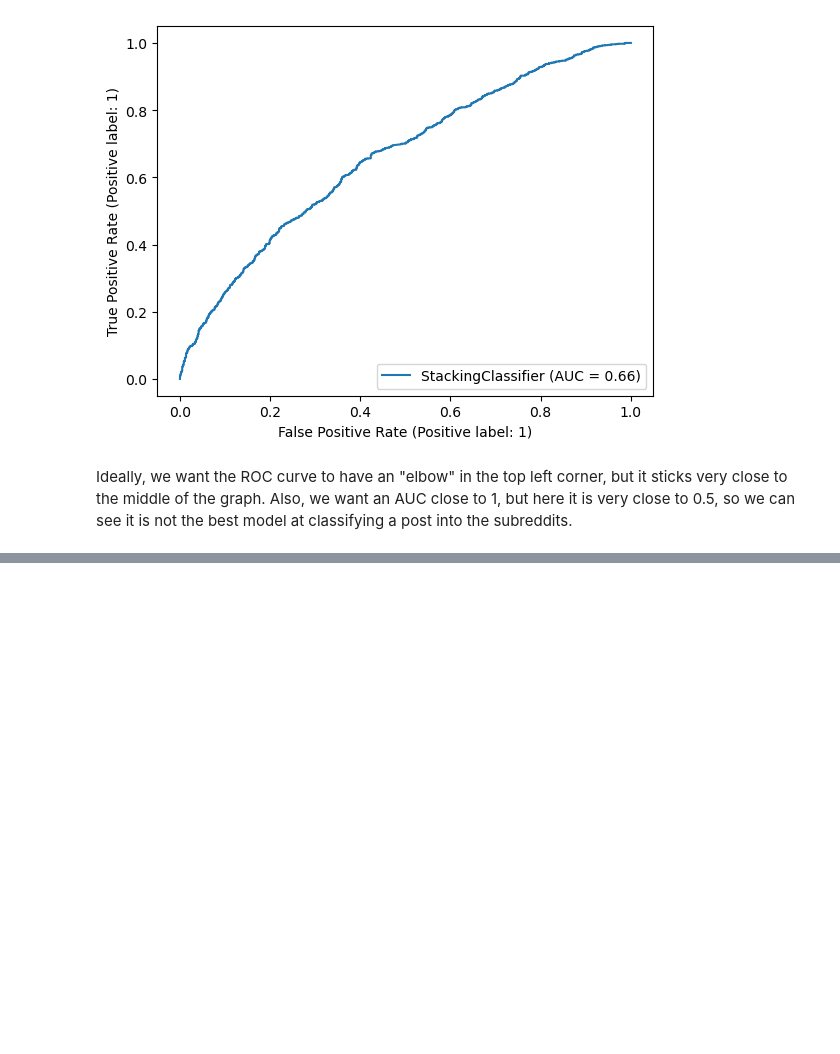
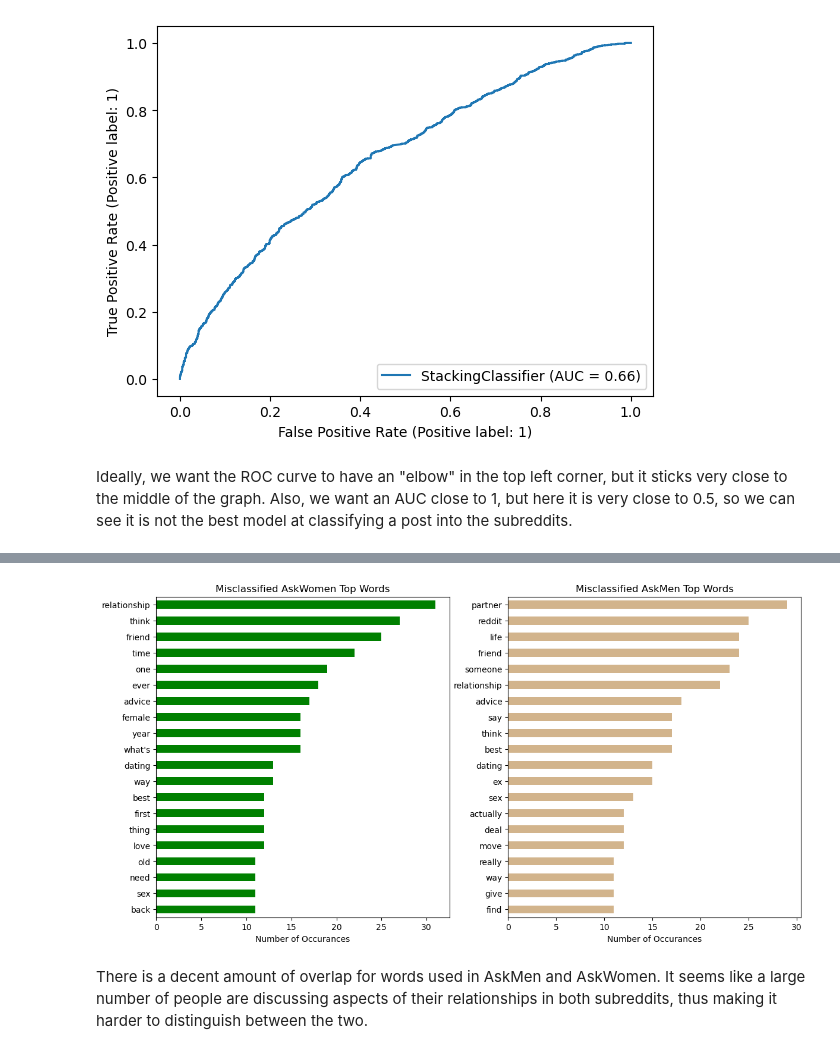
Before and after one commit to vedapatel99/Reddit-NLP, a Jupyter notebook: notebooks/03_preprocessing_modeling_evaluation.ipynb, the cells around one changed output, grey strips where cells are left out. Drawn from its saved outputs; the diff is of its cells as text; code cells hidden in the pictures; blank space fills up the shorter version.

```diff
--- a/notebooks/03_preprocessing_modeling_evaluation.ipynb
+++ b/notebooks/03_preprocessing_modeling_evaluation.ipynb
@@ -525,0 +528,5 @@ Ideally, we want the ROC curve to have an "elbow" in the top left corner, but it
+# %%
+test_df= pd.DataFrame(X_test, columns= ["title"])
+test_df["subreddit"]= y_test
+test_df["subreddit_pred"]= preds
+test_df.head()
@@ -525,0 +540,2 @@ Ideally, we want the ROC curve to have an "elbow" in the top left corner, but it
+# %%
+misclassified= test_df[test_df["subreddit"] != test_df["subreddit_pred"]]
@@ -525,0 +551,29 @@ Ideally, we want the ROC curve to have an "elbow" in the top left corner, but it
+# %%
+misclass_men= misclassified[misclassified["subreddit"]==0]
+misclass_women=  misclassified[misclassified["subreddit"]==1]
+# %%
+# looking at the top words in each type of misclassified posts
+
+cv= CountVectorizer(stop_words= lem_stop, tokenizer= my_lemmatizer, preprocessor= my_preprocessor, token_pattern= None)
+
+women_cv= cv.fit_transform(misclass_women["title"])
+women_cv_df= pd.DataFrame(women_cv.todense(), columns= cv.get_feature_names_out())
+
+men_cv= cv.fit_transform(misclass_men["title"])
+men_cv_df= pd.DataFrame(men_cv.todense(), columns= cv.get_feature_names_out())
+# %%
+fig, ax = plt.subplots(1, 2, figsize= (14,7))
+
+women_cv_df.sum().sort_values(ascending= False).head(20).plot(kind= "barh", ax=ax[0], color= "green")
+
+men_cv_df.sum().sort_values(ascending= False).head(20).plot(kind= "barh", ax=ax[1], color= "tan")
+
+ax[0].set(xlabel='Number of Occurances', title= "Misclassified AskWomen Top Words")
+ax[1].set(xlabel='Number of Occurances', title= "Misclassified AskMen Top Words")
+
+ax[0].invert_yaxis()
+ax[1].invert_yaxis();
+# %% [output]
+[figure, added]
+# %% [markdown]
+There is a decent amount of overlap for words used in AskMen and AskWomen. It seems like a large number of people are discussing aspects of their relationships in both subreddits, thus making it harder to distinguish between the two.
```
Also changed, not shown: parts of 10 cells of this notebook, 3 other files.
